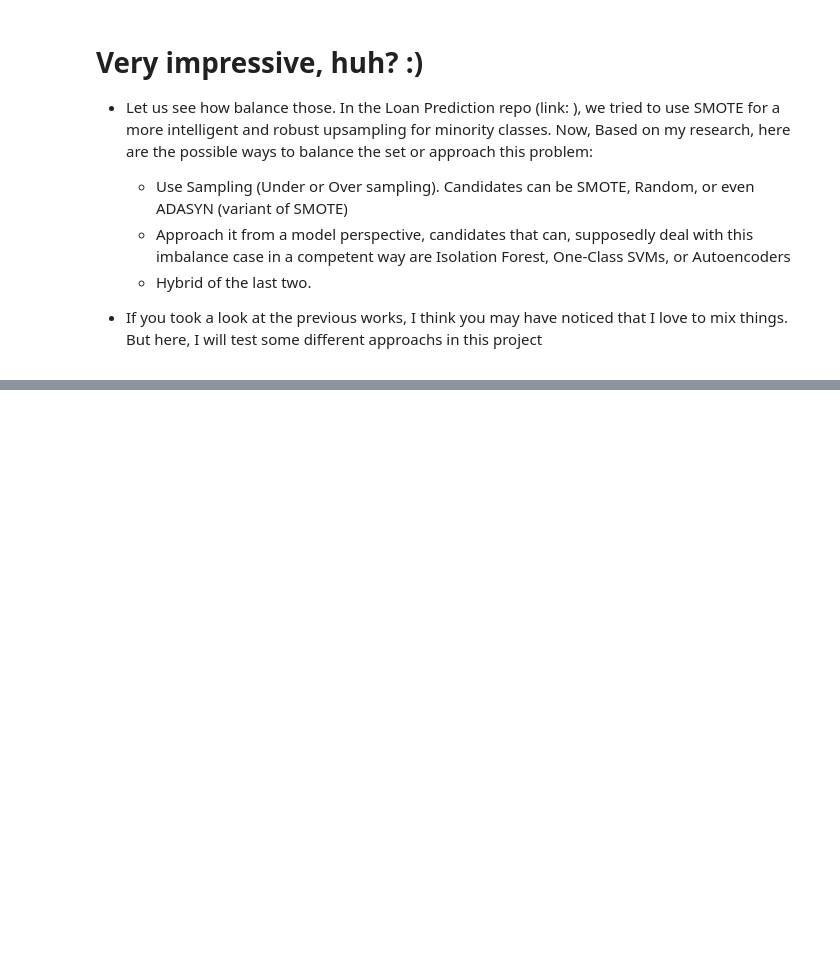
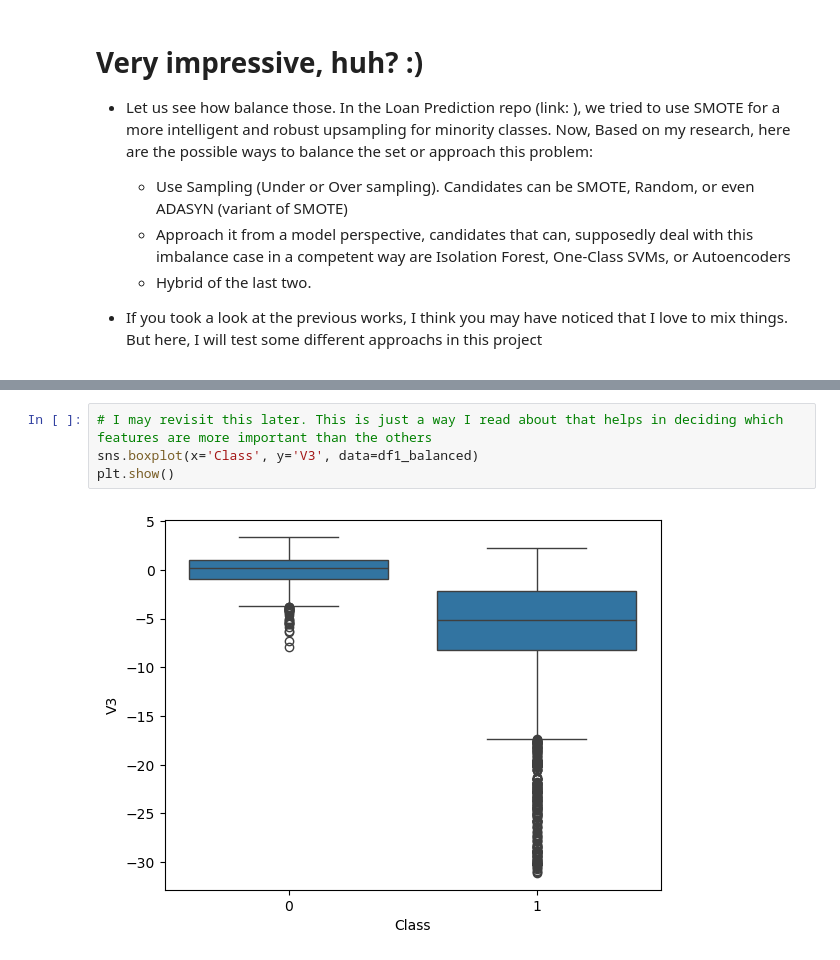
Before and after one commit to yaman-77/Fraud-Detection, a Jupyter notebook: FraudDetection Source Code.ipynb, the cells around one changed output, grey strips where cells are left out. Cells and saved outputs as stored; diff of their text form; blank space fills up the shorter version.

```diff
--- a/FraudDetection Source Code.ipynb
+++ b/FraudDetection Source Code.ipynb
@@ -191,0 +246,6 @@ plt.show()
+# %%
+# I may revisit this later. This is just a way I read about that helps in deciding which features are more important than the others
+sns.boxplot(x='Class', y='V3', data=df1_balanced)
+plt.show()
+# %% [output]
+[figure, added]
```
Also changed, not shown: parts of 21 cells of this notebook, 1 other file.
